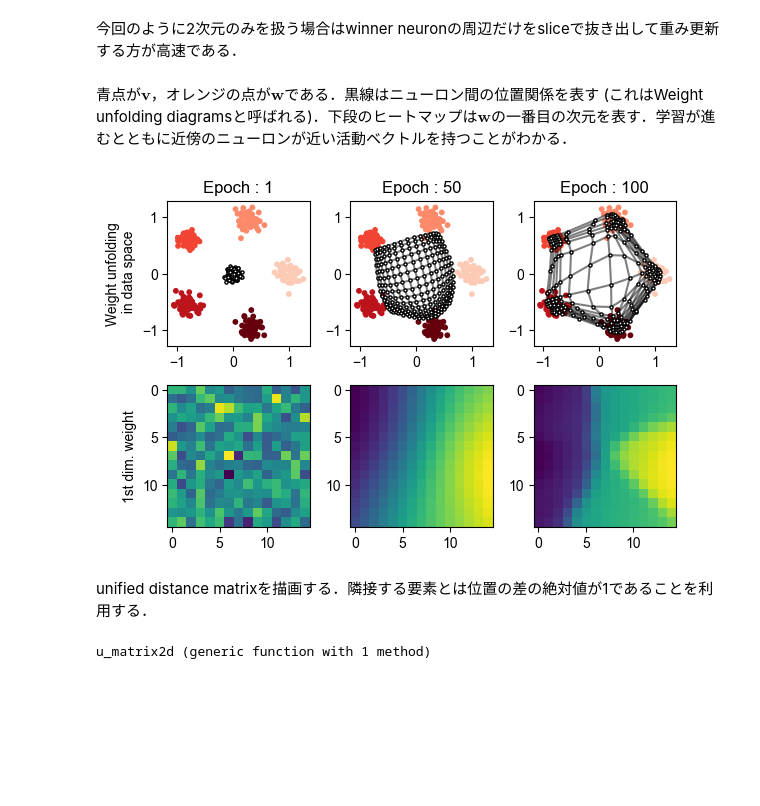
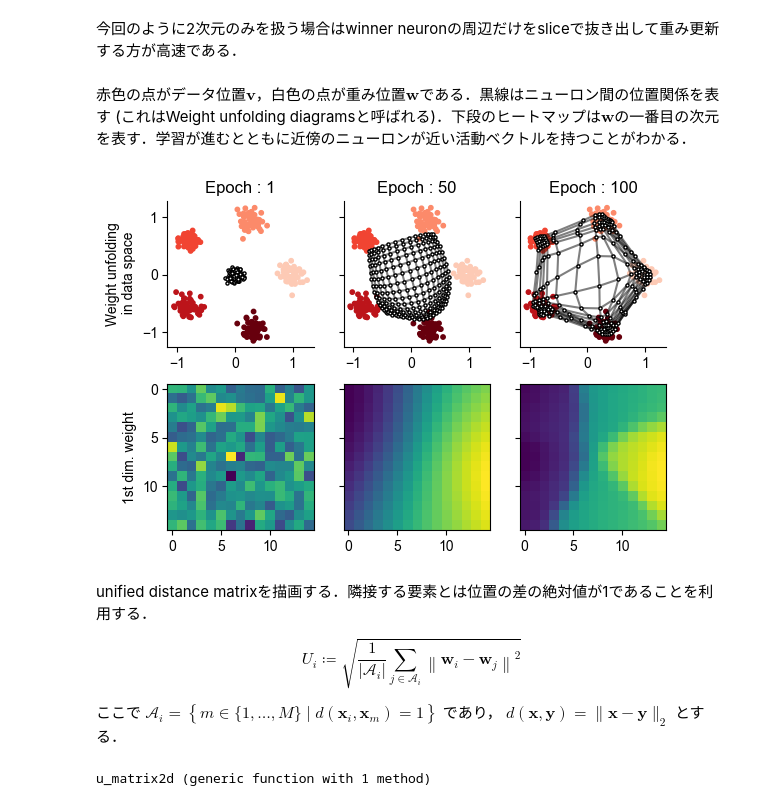
Before and after one commit to compneuro-julia/compneuro-julia-management, a Jupyter notebook: contents/local-learning-rule/self-organizing-map.ipynb, the cells around one changed output. Drawn from its saved outputs; the diff is of its cells as text; code cells hidden in the pictures; blank space fills up the shorter version.

```diff
--- a/contents/local-learning-rule/self-organizing-map.ipynb
+++ b/contents/local-learning-rule/self-organizing-map.ipynb
@@ -69,14 +72,14 @@ make_blobs (generic function with 1 method)
 # %%
 v, v_labels = make_blobs(num_v, num_blobs, dims, σv);
 # %%
-function plot_som(v, w; vcolor="tab:blue")
+function plot_som(v, w, ax; vcolor="tab:blue")
     num_w, dims = size(w)
     num_w_sqrt = Int(sqrt(num_w))
     rw = reshape(w, (num_w_sqrt, num_w_sqrt, dims))
-    scatter(v[:, 1], v[:, 2], s=10, color=vcolor)
-    plot(rw[:, :, 1], rw[:, :, 2], "k", alpha=0.5);
-    plot(rw[:, :, 1]', rw[:, :, 2]', "k", alpha=0.5)
-    scatter(w[:, 1], w[:, 2], s=5, fc="white", ec="k", zorder=99) # w[i, j, 1]とw[i, j, 2]の点をプロット
+    ax.scatter(v[:, 1], v[:, 2], s=10, color=vcolor)
+    ax.plot(rw[:, :, 1], rw[:, :, 2], "k", alpha=0.5);
+    ax.plot(rw[:, :, 1]', rw[:, :, 2]', "k", alpha=0.5)
+    ax.scatter(w[:, 1], w[:, 2], s=5, fc="white", ec="k", zorder=99) # w[i, j, 1]とw[i, j, 2]の点をプロット
 end;
 # %% [markdown]
 近傍関数 (neighborhood function)のための二次元ガウス関数を実装する．Winnerニューロンからの距離に応じて値が減弱する関数である．ここでは一つの入力に対して全てのニューロンの活動ベクトルを更新するということはせず，winner neuronの近傍のニューロンのみ更新を行う．つまり，更新においてはglobalではなくlocalな処理のみを行うということである  (Winner neuronの決定にはWTAによるglobalな評価が必要ではあるが) ．
@@ -181,35 +184,34 @@ end;
 w_history = som(v, init_w, α0=2, σ0=10, T=100);
 #w_history = som_2d(v, init_w, α0=2, σ0=10, T=100);
 # %% [markdown]
-青点が$\mathbf{v}$，オレンジの点が$\mathbf{w}$である．黒線はニューロン間の位置関係を表す (これはWeight unfolding diagramsと呼ばれる)．下段のヒートマップは$\mathbf{w}$の一番目の次元を表す．学習が進むとともに近傍のニューロンが近い活動ベクトルを持つことがわかる．
+赤色の点がデータ位置$\mathbf{v}$，白色の点が重み位置$\mathbf{w}$である．黒線はニューロン間の位置関係を表す (これはWeight unfolding diagramsと呼ばれる)．下段のヒートマップは$\mathbf{w}$の一番目の次元を表す．学習が進むとともに近傍のニューロンが近い活動ベクトルを持つことがわかる．
 # %%
 cm = get_cmap(:Reds)
 vcolors = cm.(v_labels / num_blobs);
 # %%
-
-figure(figsize=(6, 4))
-idx = [1, 50, 100]
-for i in 1:length(idx)
-    wh = w_history[idx[i]]
-    subplot(2,length(idx),i)
-    title("Epoch : "*string(idx[i]))
-
-    if i == 1
-        ylabel("Weight unfolding\n in data space")
-    end
-    plot_som(v, wh, vcolor=vcolors);
-    subplot(2,length(idx),i+length(idx))
-
-    if i == 1
-        ylabel("1st dim. weight")
-    end
-    imshow(reshape(wh[:, 1], (num_w_sqrt, num_w_sqrt)));
+indices = [1, 50, 100]
+fig, axes = subplots(2, length(idx), figsize=(6, 4), sharey="row", subplot_kw=Dict("box_aspect"=>1))
+for (i, idx) = enumerate(indices)
+    wh = w_history[idx]
+    axes[1, i].set_title("Epoch : "*string(idx))
+    axes[1, i].spines["right"].set_visible(false)
+    axes[1, i].spines["top"].set_visible(false)
+    plot_som(v, wh, axes[1, i], vcolor=vcolors);
+    axes[2, i].imshow(reshape(wh[:, 1], (num_w_sqrt, num_w_sqrt)));
 end
+axes[1, 1].set_ylabel("Weight unfolding\n in data space")
+axes[2, 1].set_ylabel("1st dim. weight")
 tight_layout()
 # %% [output]
-[figure, old version]
+[figure, new version]
 # %% [markdown]
 unified distance matrixを描画する．隣接する要素とは位置の差の絶対値が1であることを利用する．
+
+$$
+U_{i}\coloneqq \sqrt{\frac{1}{|\mathcal{A}_i|} \sum_{j \in \mathcal{A}_i} \left\|\mathbf{w}_{i} - \mathbf{w}_{j}\right\|^2}
+$$
+
+ここで $\mathcal{A}_i=\left\{m \in \{1, \ldots, M\} \mid d(\textbf{x}_i, \textbf{x}_m) = 1\right\}$ であり， $d(\mathbf{x}, \mathbf{y})=\|\mathbf{x} - \mathbf{y}\|_2$ とする．
 # %%
 function u_matrix2d(w)
     num_w = size(w)[1]
```
Also changed, not shown: parts of 20 cells of this notebook, 3 other files.
